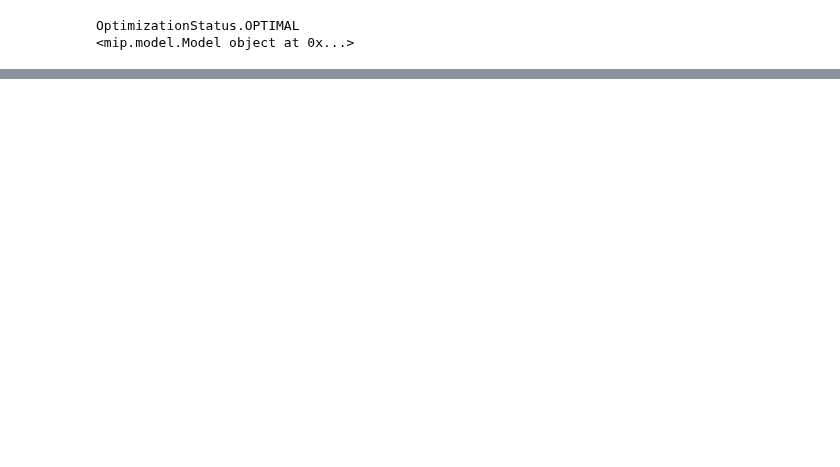
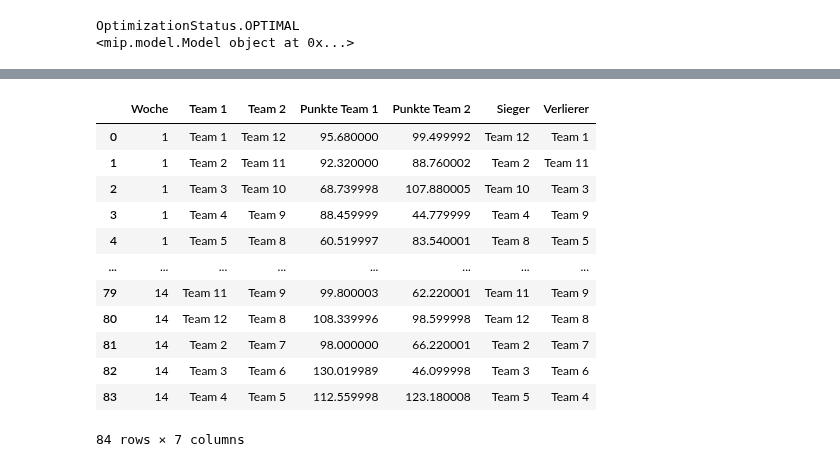
Before and after one commit to alexk2206/Data_Driven_Fantasy_Football, a Jupyter notebook: Enhanced_optimization.ipynb, the cells around one changed output, grey strips where cells are left out. Cells and saved outputs as stored; diff of their text form; code cells hidden in the pictures; blank space fills up the shorter version.

```diff
--- a/Enhanced_optimization.ipynb
+++ b/Enhanced_optimization.ipynb
@@ -661,0 +756,5 @@ for team, df in result_dfs.items():
+# %%
+weekly_df_test = get_weekly_data(year)
+print(f'Shape: {weekly_df_test.shape}')
+print(f'Columns: {weekly_df_test.columns}')
+print(f'Dtypes: {weekly_df_test.dtypes}')
@@ -661,0 +779,9 @@ for team, df in result_dfs.items():
+# %%
+sample_size = 3
+colums = ['player_display_name',	'position', 'season', 'week', 'fantasy_points_ppr']
+weekly_df_test = weekly_df_test[colums]
+
+print(f'Shape: {weekly_df_test.shape}')
+print(f'Columns: {weekly_df_test.columns}')
+print(f'Dtypes: {weekly_df_test.dtypes}')
+weekly_df_test.sample(sample_size)
@@ -661,0 +803,61 @@ for team, df in result_dfs.items():
+# %%
+# Roster limits
+pos_limit = {'QB': 1, 'RB': 2, 'WR': 2, 'TE': 1, 'K': 1, 'DST': 1}
+
+# Für jede Woche und jedes Team die beste Aufstellung bestimmen
+def get_best_lineup(team, week, roster_projections, pos_limit):
+    week_col = f'Week_{week}'
+    team_roster = roster_projections[roster_projections['Team'] == team]
+    lineup = []
+    for pos, limit in pos_limit.items():
+        candidates = team_roster[team_roster['POS_x'] == pos]
+        # Sortiere nach projection für die Woche, nimm die besten N
+        starters = candidates.sort_values(week_col, ascending=False).head(limit)
+        lineup.append(starters)
+    return pd.concat(lineup)
+
+# Punkte aus weekly_df_test holen
+def get_actual_points(lineup, week, weekly_df_test):
+    merged = lineup.merge(
+        weekly_df_test[weekly_df_test['week'] == week],
+        left_on='Player', right_on='player_display_name', how='left'
+    )
+    # Fülle fehlende Werte (z.B. bei Bye Weeks) mit 0
+    merged['fantasy_points_ppr'] = merged['fantasy_points_ppr'].fillna(0)
+    return merged['fantasy_points_ppr'].sum()
+
+# Für alle Wochen und alle Matchups durchlaufen
+results = []
+for week_idx, matchups in enumerate(reg_schedule, 1):
+    for team1, team2 in matchups:
+        lineup1 = get_best_lineup(team1, week_idx, roster_projections, pos_limit)
+        lineup2 = get_best_lineup(team2, week_idx, roster_projections, pos_limit)
+        points1 = get_actual_points(lineup1, week_idx, weekly_df_test)
+        points2 = get_actual_points(lineup2, week_idx, weekly_df_test)
+        winner = team1 if points1 > points2 else team2 if points2 > points1 else 'Unentschieden'
+        loser = team1 if points1 < points2 else team2 if points2 < points1 else 'Unentschieden'
+        results.append({
+            'Woche': week_idx,
+            'Team 1': team1,
+            'Team 2': team2,
+            'Punkte Team 1': points1,
+            'Punkte Team 2': points2,
+            'Sieger': winner,
+            'Verlierer': loser
+        })
+df_results = pd.DataFrame(results)
+df_results
+# %% [output]
+|  | Woche | Team 1 | Team 2 | Punkte Team 1 | Punkte Team 2 | Sieger | Verlierer |
+| 0 | 1 | Team 1 | Team 12 | 95.680000 | 99.499992 | Team 12 | Team 1 |
+| 1 | 1 | Team 2 | Team 11 | 92.320000 | 88.760002 | Team 2 | Team 11 |
+| 2 | 1 | Team 3 | Team 10 | 68.739998 | 107.880005 | Team 10 | Team 3 |
+| 3 | 1 | Team 4 | Team 9 | 88.459999 | 44.779999 | Team 4 | Team 9 |
+| 4 | 1 | Team 5 | Team 8 | 60.519997 | 83.540001 | Team 8 | Team 5 |
+| ... | ... | ... | ... | ... | ... | ... | ... |
+| 79 | 14 | Team 11 | Team 9 | 99.800003 | 62.220001 | Team 11 | Team 9 |
+| 80 | 14 | Team 12 | Team 8 | 108.339996 | 98.599998 | Team 12 | Team 8 |
+| 81 | 14 | Team 2 | Team 7 | 98.000000 | 66.220001 | Team 2 | Team 7 |
+| 82 | 14 | Team 3 | Team 6 | 130.019989 | 46.099998 | Team 3 | Team 6 |
+| 83 | 14 | Team 4 | Team 5 | 112.559998 | 123.180008 | Team 5 | Team 4 |
+84 rows × 7 columns
```
Also changed, not shown: parts of 25 cells of this notebook.
